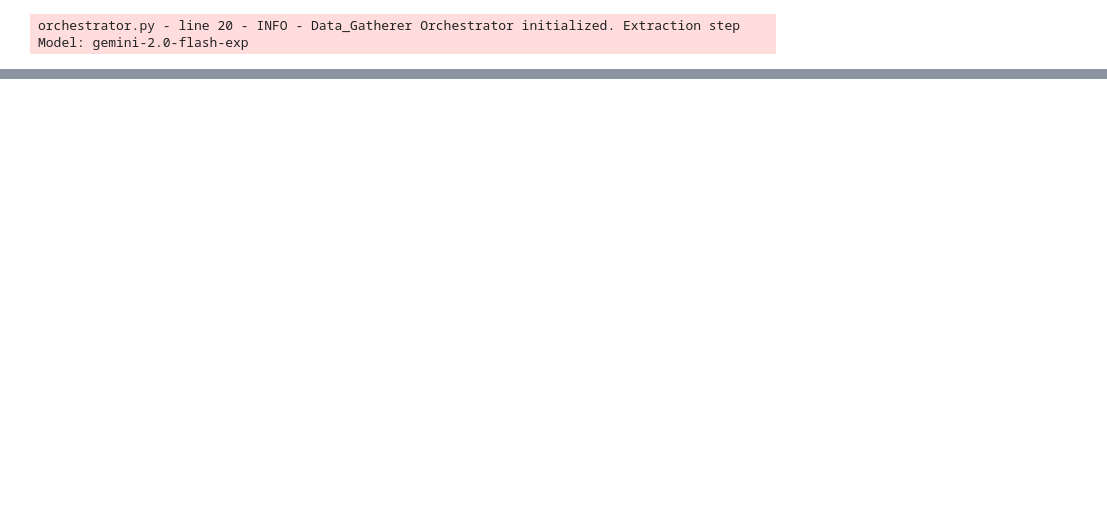
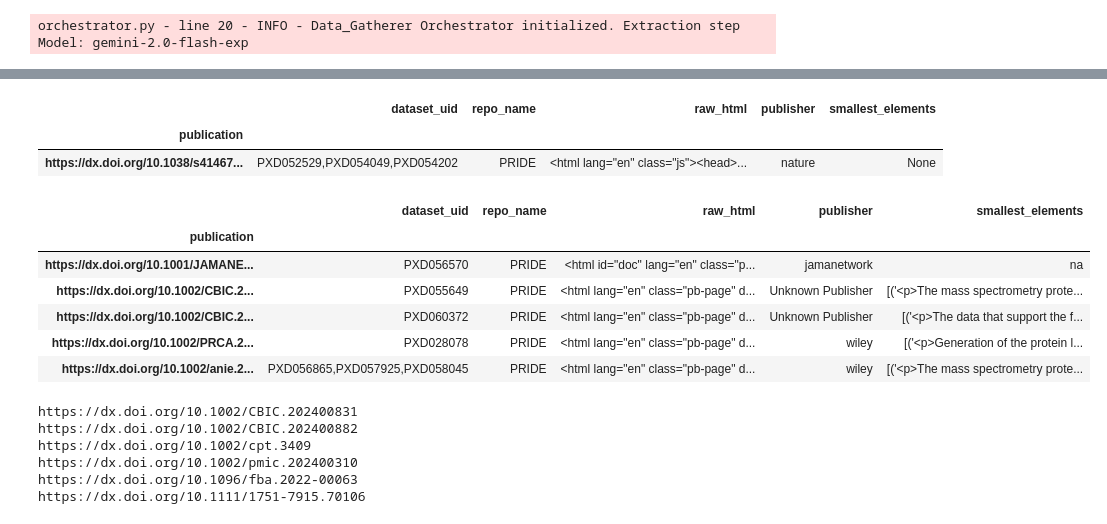
Before and after one commit to VIDA-NYU/data-gatherer, a Jupyter notebook: experiments/PRIDEid_HTML_dataset_creation.ipynb, the cells around one changed output, grey strips where cells are left out. Cells and saved outputs as stored; diff of their text form; code cells hidden in the pictures; blank space fills up the shorter version.

```diff
--- a/experiments/PRIDEid_HTML_dataset_creation.ipynb
+++ b/experiments/PRIDEid_HTML_dataset_creation.ipynb
@@ -137,0 +310,14 @@ df_merged
+# %%
+cnt = 0
+#new ids to add to publication with example
+new_ids = {}
+for publications,identifier in zip(filtered_df['publication_link'],filtered_df['identifier']):
+    for pub in publications:
+        for publication in df_merged.index:
+            if pub == publication and identifier not in df_merged.loc[publication]['dataset_uid']:
+                cnt+=1
+                new_ids[publication] = identifier
+                print(f"Publication from proteomexchange_search.tsv: {pub,identifier}")
+                print(f"Publication data in df_merged: \n{df_merged.loc[publication]}")
+                print("\n")
+print(cnt)
@@ -137,0 +353,27 @@ df_merged
+# %%
+df_merged_copy = df_merged.copy()
+# %%
+# add new ids to df_merged:
+# - the ids should be added to the dataset_uid column of the publication
+# - the raw_html will remain the same
+# - smallest elements will be extended with the new ids matching elements
+for new_PXD in new_ids:
+    print(f"new_PXD: {new_PXD}")
+    print(f"old_ids: {df_merged_copy.loc[new_PXD]['dataset_uid']} {type(df_merged_copy.loc[new_PXD]['dataset_uid'])}, \nnew_id: {new_ids[new_PXD]}")
+
+    df_merged.at[new_PXD,'dataset_uid'] = df_merged_copy.loc[new_PXD]['dataset_uid'] + ',' + new_ids[new_PXD]
+    print(f"updated:{df_merged_copy.loc[new_PXD]['dataset_uid'] + ',' + new_ids[new_PXD]}")
+
+    print(f"old_smallest_elements: {df_merged_copy.loc[new_PXD]['smallest_elements']}\n")
+    #print(f"function args{df_merged_copy.loc[new_PXD], 'df_merged_copy.loc[new_PXD][raw_html]'}")
+
+    if df_merged.loc[new_PXD]['smallest_elements'] == 'na' or df_merged.loc[new_PXD]['smallest_elements'] is None:
+        df_merged.at[new_PXD,'smallest_elements'] = extract_all_elements_with_UID(df_merged_copy.loc[new_PXD]['raw_html'], new_ids[new_PXD])
+    elif type(df_merged.loc[new_PXD]['smallest_elements']) == list:
+        print('extending')
+        df_merged.at[new_PXD,'smallest_elements'] = df_merged.at[new_PXD,'smallest_elements'].extend(add_example_to_merged_df(df_merged.loc[new_PXD], new_ids[new_PXD]))
+    else:
+        print(f"SOMETHING WENT WRONG")
+
+    print(f"df_merged.loc[new_PXD]['dataset_uid']: {df_merged.loc[new_PXD]['dataset_uid']}")
+    print(f"new smallest elements with {new_PXD}: {df_merged.loc[new_PXD]['smallest_elements']}\n\n")
@@ -137,0 +398,6 @@ df_merged
+# %%
+df_merged.loc[['https://dx.doi.org/10.1038/s41467-024-51174-3',]]
+# %% [output]
+|  | dataset_uid | repo_name | raw_html | publisher | smallest_elements |
+| publication |  |  |  |  |  |
+| https://dx.doi.org/10.1038/s41467... | PXD052529,PXD054049,PXD054202 | PRIDE | <html lang="en" class="js"><head>... | nature | None |
@@ -137,0 +406,21 @@ df_merged
+# %%
+df_merged.head()
+# %% [output]
+|  | dataset_uid | repo_name | raw_html | publisher | smallest_elements |
+| publication |  |  |  |  |  |
+| https://dx.doi.org/10.1001/JAMANE... | PXD056570 | PRIDE | <html id="doc" lang="en" class="p... | jamanetwork | na |
+| https://dx.doi.org/10.1002/CBIC.2... | PXD055649 | PRIDE | <html lang="en" class="pb-page" d... | Unknown Publisher | [('<p>The mass spectrometry prote... |
+| https://dx.doi.org/10.1002/CBIC.2... | PXD060372 | PRIDE | <html lang="en" class="pb-page" d... | Unknown Publisher | [('<p>The data that support the f... |
+| https://dx.doi.org/10.1002/PRCA.2... | PXD028078 | PRIDE | <html lang="en" class="pb-page" d... | wiley | [('<p>Generation of the protein l... |
+| https://dx.doi.org/10.1002/anie.2... | PXD056865,PXD057925,PXD058045 | PRIDE | <html lang="en" class="pb-page" d... | wiley | [('<p>The mass spectrometry prote... |
+# %%
+for i,row in df_merged.iterrows():
+    if row['publisher'] == 'Unknown Publisher':
+        print(i)
+# %% [output]
+https://dx.doi.org/10.1002/CBIC.202400831
+https://dx.doi.org/10.1002/CBIC.202400882
+https://dx.doi.org/10.1002/cpt.3409
+https://dx.doi.org/10.1002/pmic.202400310
+https://dx.doi.org/10.1096/fba.2022-00063
+https://dx.doi.org/10.1111/1751-7915.70106
```
Also changed, not shown: parts of 25 cells of this notebook.
